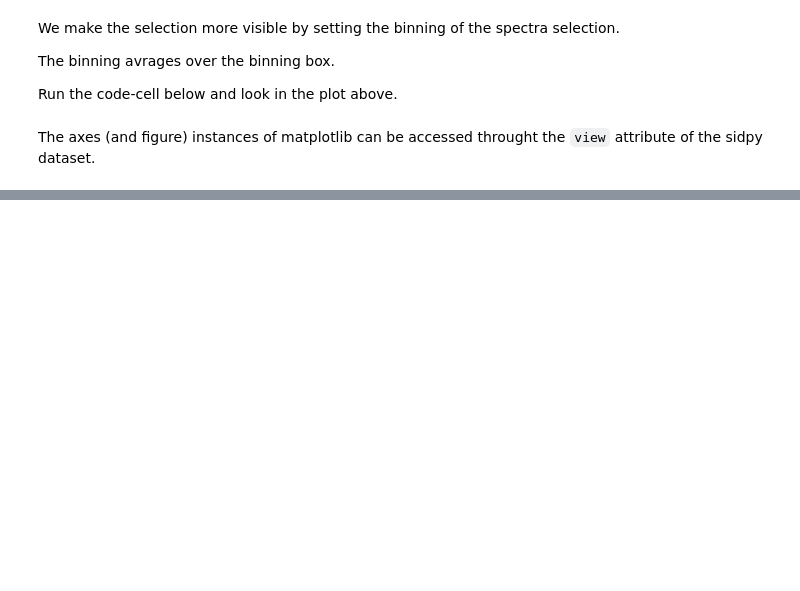
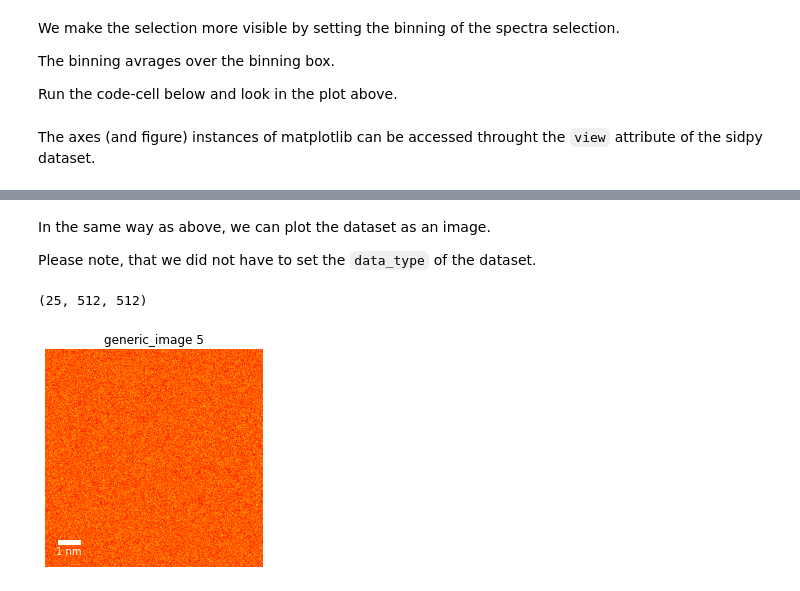
Before and after one commit to pycroscopy/sidpy, a Jupyter notebook: notebooks/00_basic_usage/plot_dataset.ipynb, the cells around one changed output, grey strips where cells are left out. Saved outputs shown, nothing was run; the diff lists cells and outputs as text; code cells hidden in the pictures; blank space fills up the shorter version.

```diff
--- a/notebooks/00_basic_usage/plot_dataset.ipynb
+++ b/notebooks/00_basic_usage/plot_dataset.ipynb
@@ -119,5 +146,11 @@ dset.view.axes[0].scatter(x, y, color='red');
+# %% [markdown]
+In the same way as above, we can plot the dataset as an image.
+
+Please note, that we did not have to set the `data_type` of the dataset.
 # %%
+print(dset.shape)
 kwargs = {'scale_bar': True, 'cmap': 'hot'}
-
-view = sid.viz.dataset_viz.ImageStackVisualizer(dset, **kwargs)
-plt.show()
+view = sidpy.viz.dataset_viz.ImageVisualizer(dset, image_number=5, **kwargs)
+# %% [output]
+(25, 512, 512)
+[figure, added]
```
Also changed, not shown: parts of 14 cells of this notebook, 4 other files.
